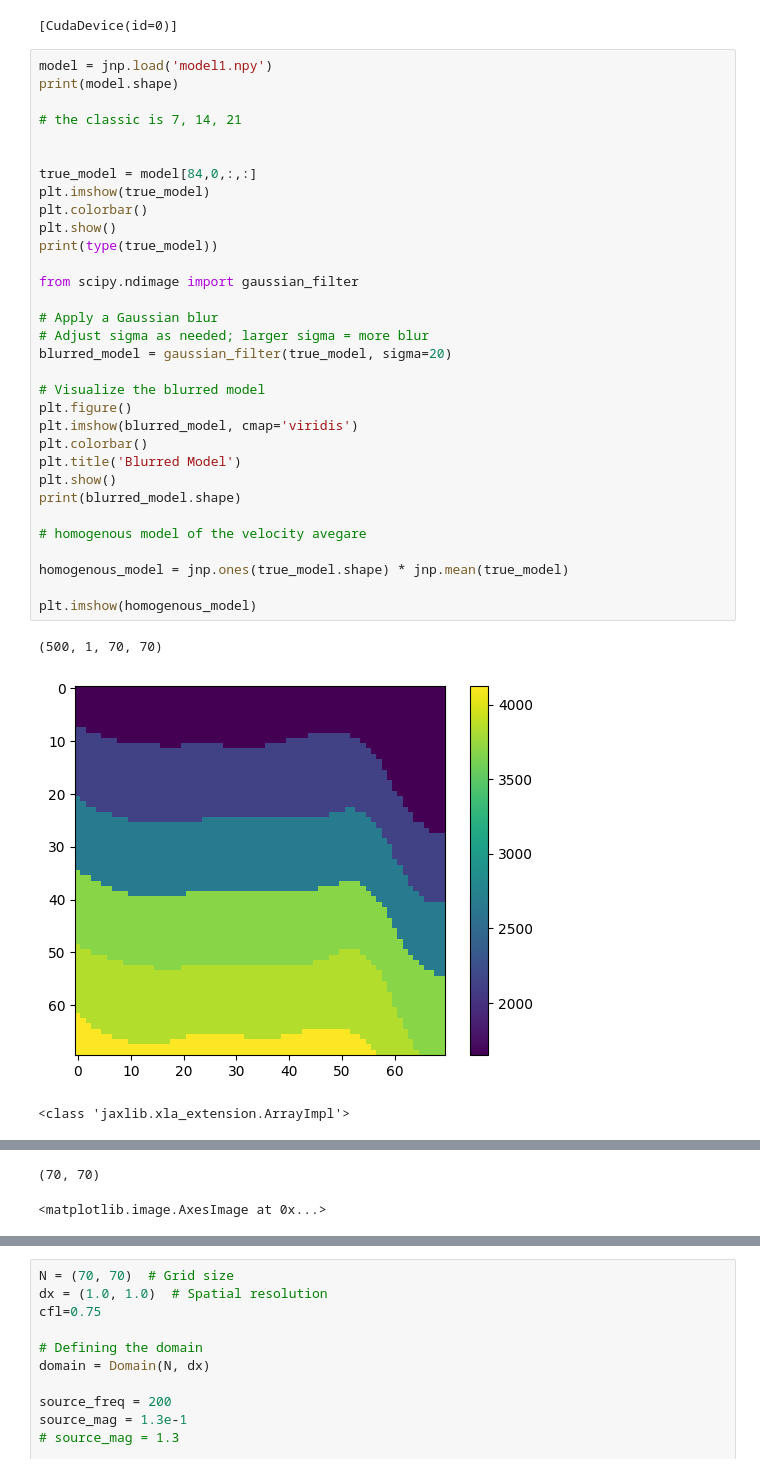
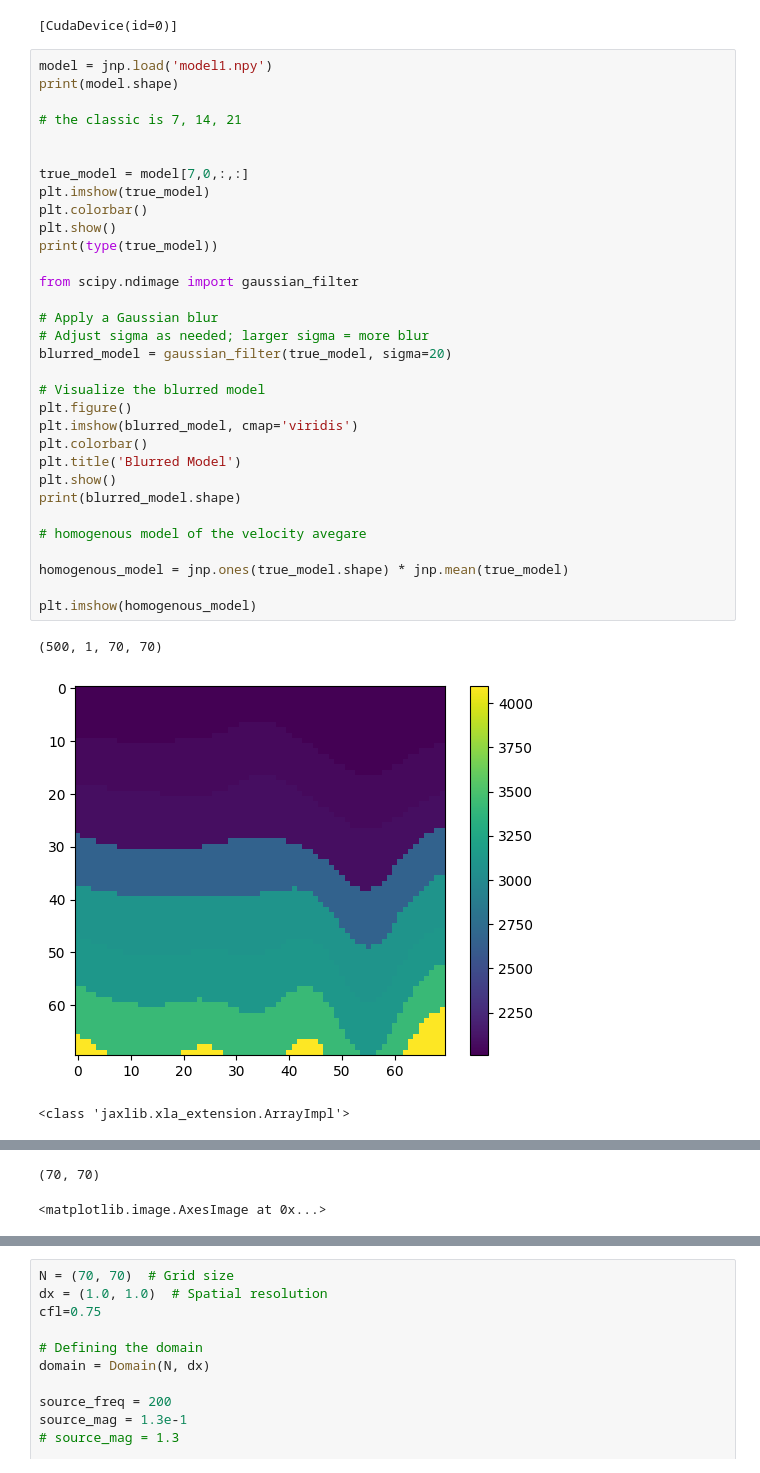
Before and after one commit to armercier/Hybrid-OED, a Jupyter notebook: src/scripts/inversion.ipynb, the cells around one changed output, grey strips where cells are left out. Drawn from its saved outputs; the diff is of its cells as text.

```diff
--- a/src/scripts/inversion.ipynb
+++ b/src/scripts/inversion.ipynb
@@ -50,33 +50,33 @@ print(model.shape)
 
 # the classic is 7, 14, 21
 
 
-true_model = model[84,0,:,:]
+true_model = model[7,0,:,:]
 plt.imshow(true_model)
 plt.colorbar()
 plt.show()
 print(type(true_model))
 
 from scipy.ndimage import gaussian_filter
 
 # Apply a Gaussian blur
 # Adjust sigma as needed; larger sigma = more blur
 blurred_model = gaussian_filter(true_model, sigma=20)
 
 # Visualize the blurred model
 plt.figure()
 plt.imshow(blurred_model, cmap='viridis')
 plt.colorbar()
 plt.title('Blurred Model')
 plt.show()
 print(blurred_model.shape)
 
 # homogenous model of the velocity avegare
 
 homogenous_model = jnp.ones(true_model.shape) * jnp.mean(true_model)
 
 plt.imshow(homogenous_model)
 # %% [output]
 (500, 1, 70, 70)
-[figure, old version]
+[figure, new version]
 <class 'jaxlib.xla_extension.ArrayImpl'>
```
Also changed, not shown: parts of 13 cells of this notebook, 4 other files.
